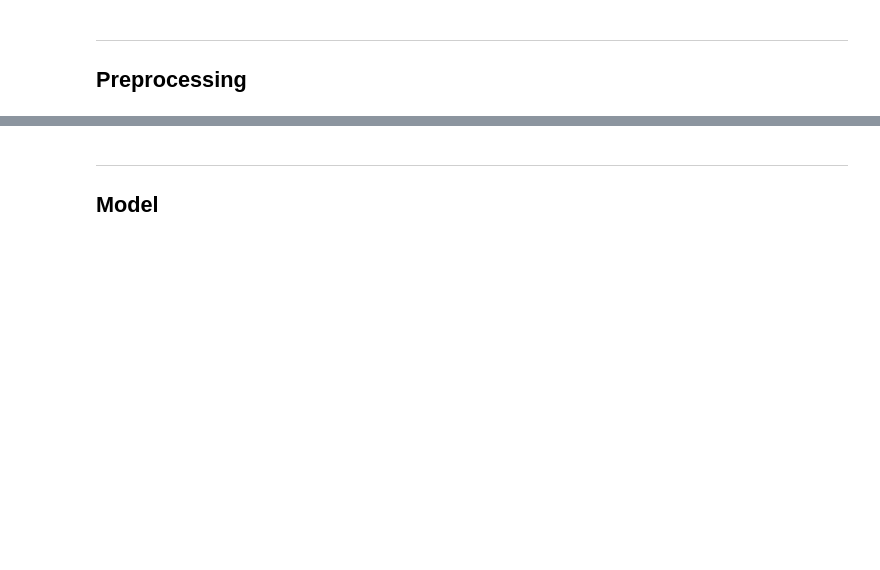
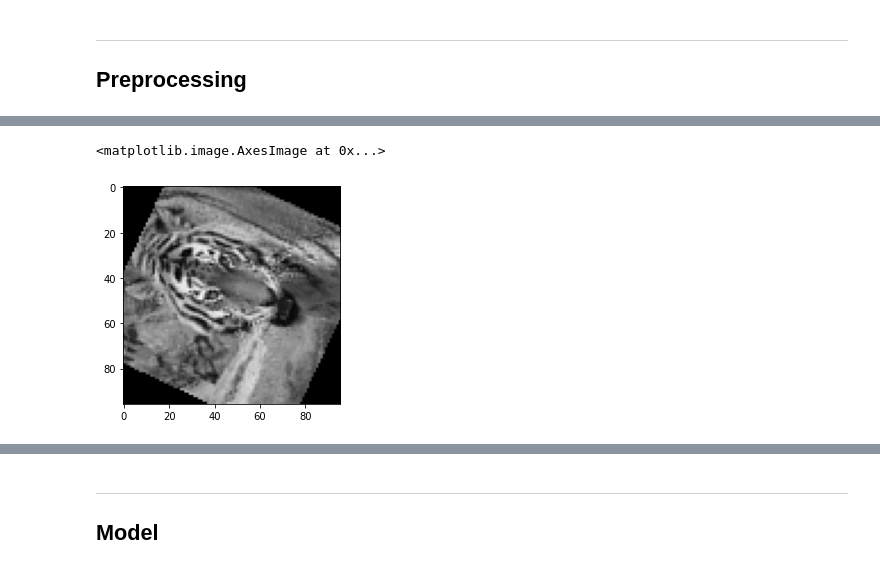
Before and after one commit to WittyTheMighty/Animal-Classification-CNN, a Jupyter notebook: final.ipynb, the cells around one changed output, grey strips where cells are left out. Saved outputs shown, nothing was run; the diff lists cells and outputs as text; code cells hidden in the pictures; blank space fills up the shorter version.

```diff
--- a/final.ipynb
+++ b/final.ipynb
@@ -172,0 +206,5 @@ plt.imshow(np.transpose(blur(x_train[5],0.9),(1,2,0)))
+# %%
+plt.imshow(np.transpose(x_train_rotated[0],(1,2,0)))
+# %% [output]
+<matplotlib.image.AxesImage at 0x...>
+[figure, added]
```
Also changed, not shown: parts of 16 cells of this notebook.
